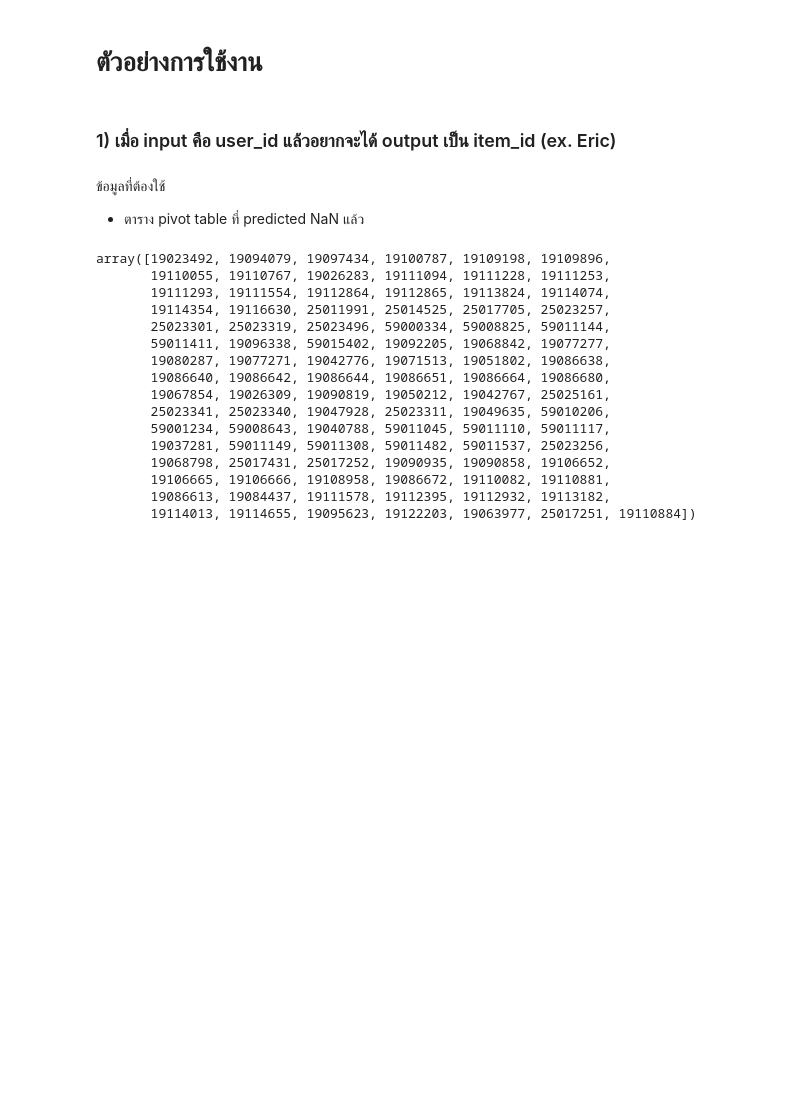
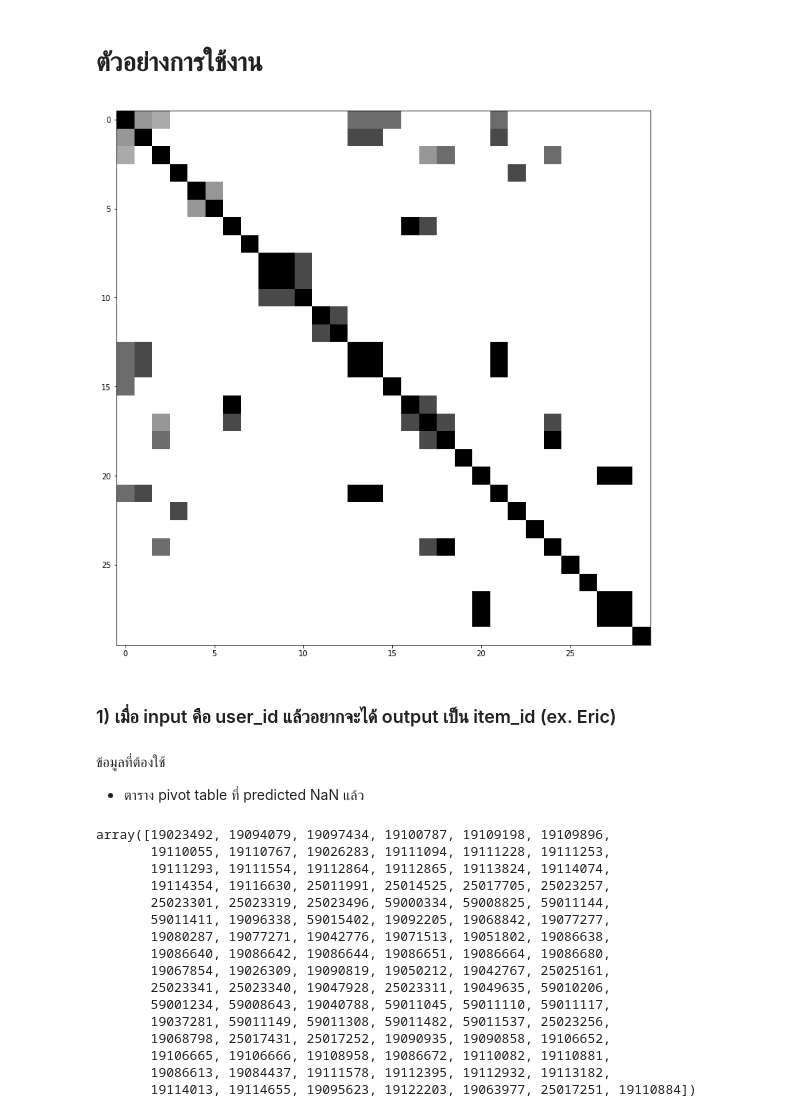
Before and after one commit to Kanbc/recommender-systems, a Jupyter notebook: 5_promissing_models/collaborative-filtering/items-based/sb_model.ipynb, the cells around one changed output. Saved outputs shown, nothing was run; the diff lists cells and outputs as text; code cells hidden in the pictures; blank space fills up the shorter version.

```diff
--- a/5_promissing_models/collaborative-filtering/items-based/sb_model.ipynb
+++ b/5_promissing_models/collaborative-filtering/items-based/sb_model.ipynb
@@ -283,5 +283,15 @@ pivot_table.shape[0]*pivot_table.shape[1]
 # %% [markdown]
 # ตัวอย่างการใช้งาน
+# %%
+import matplotlib.pyplot as plt
+
+plt.figure(figsize=(13,13))
+# plt.imshow(-similarity_weight.values[2250:2500,2250:2500], cmap='gray')
+plt.imshow(-similarity_weight.values[2300:2330,2300:2330], cmap='gray')
+# plt.imshow(-similarity_weight.values, cmap='gray')
+plt.show()
+# %% [output]
+[figure, added]
 # %% [markdown]
 ### 1) เมื่อ input คือ user_id แล้วอยากจะได้ output เป็น item_id (ex. Eric)
 # %% [markdown]
```
Also changed, not shown: parts of 16 cells of this notebook.
